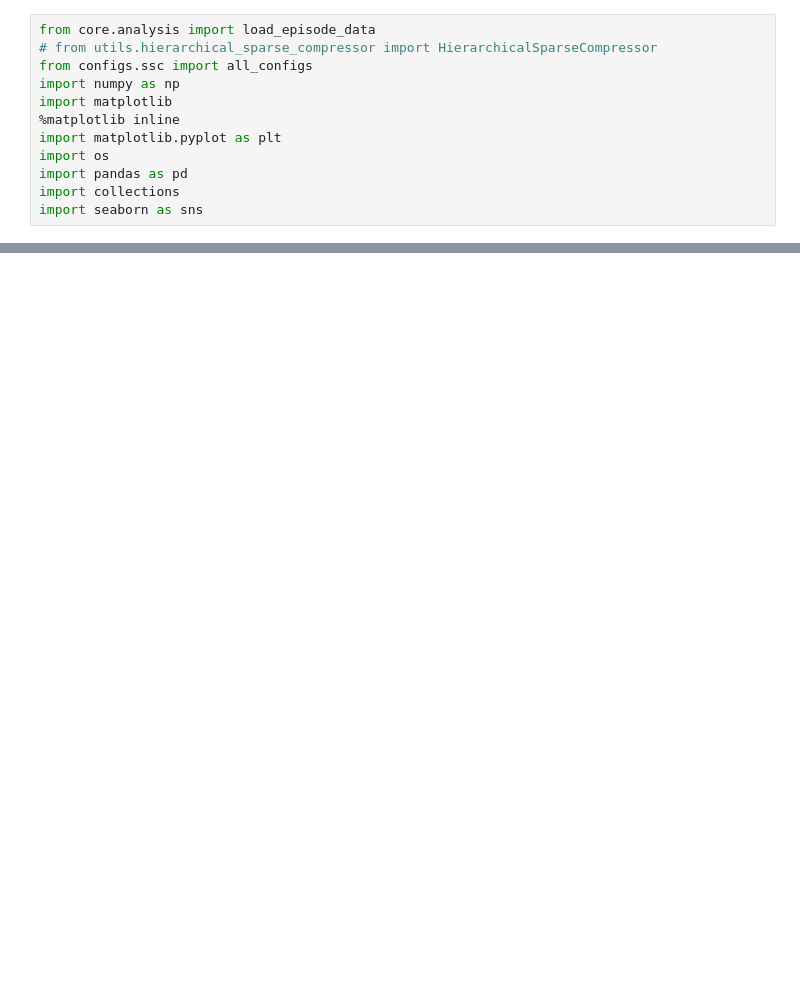
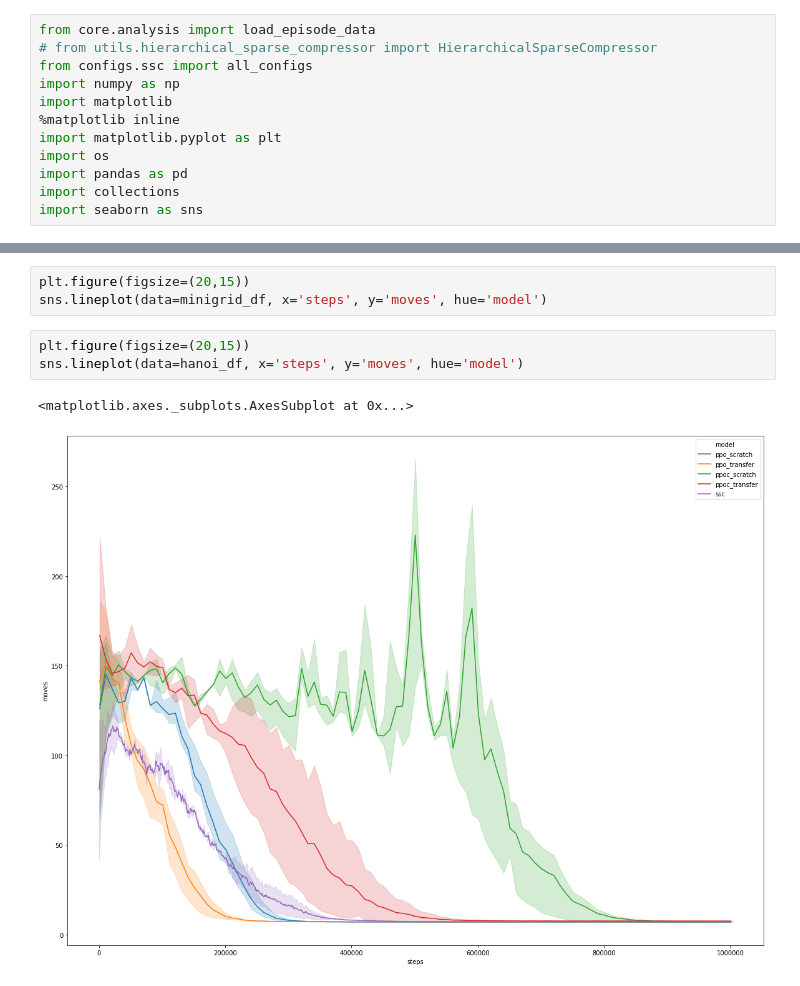
Before and after one commit to sophiaas/rlbase, a Jupyter notebook: rlbase/plots.ipynb, the cells around one changed output, grey strips where cells are left out. Cells and saved outputs as stored; diff of their text form; blank space fills up the shorter version.

```diff
--- a/rlbase/plots.ipynb
+++ b/rlbase/plots.ipynb
@@ -80,0 +186,9 @@ sns.lineplot(data=df, x='episode', y='return')
+# %%
+plt.figure(figsize=(20,15))
+sns.lineplot(data=minigrid_df, x='steps', y='moves', hue='model')
+# %%
+plt.figure(figsize=(20,15))
+sns.lineplot(data=hanoi_df, x='steps', y='moves', hue='model')
+# %% [output]
+<matplotlib.axes._subplots.AxesSubplot at 0x...>
+[figure, added]
```
Also changed, not shown: parts of 34 cells of this notebook.
